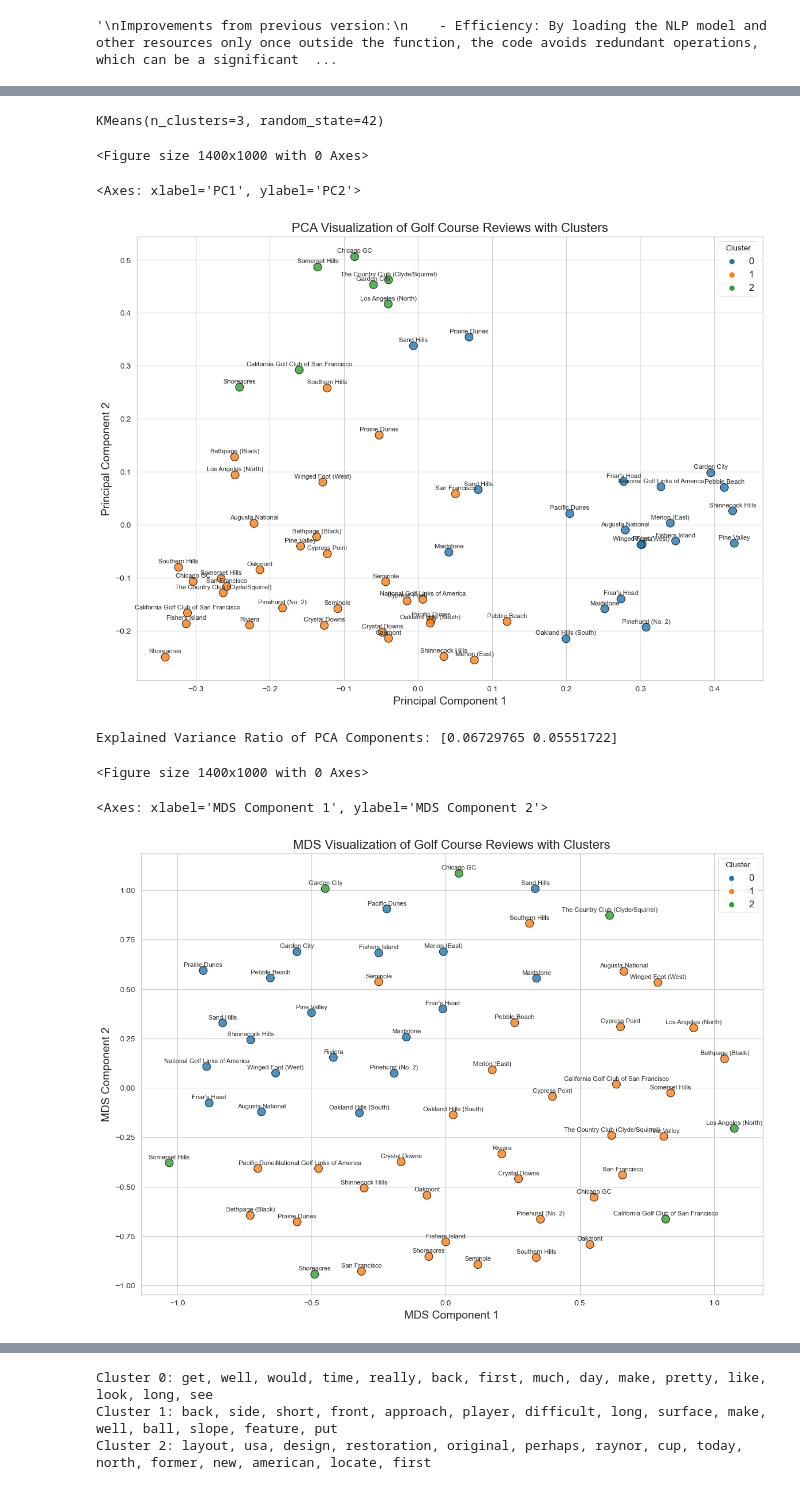
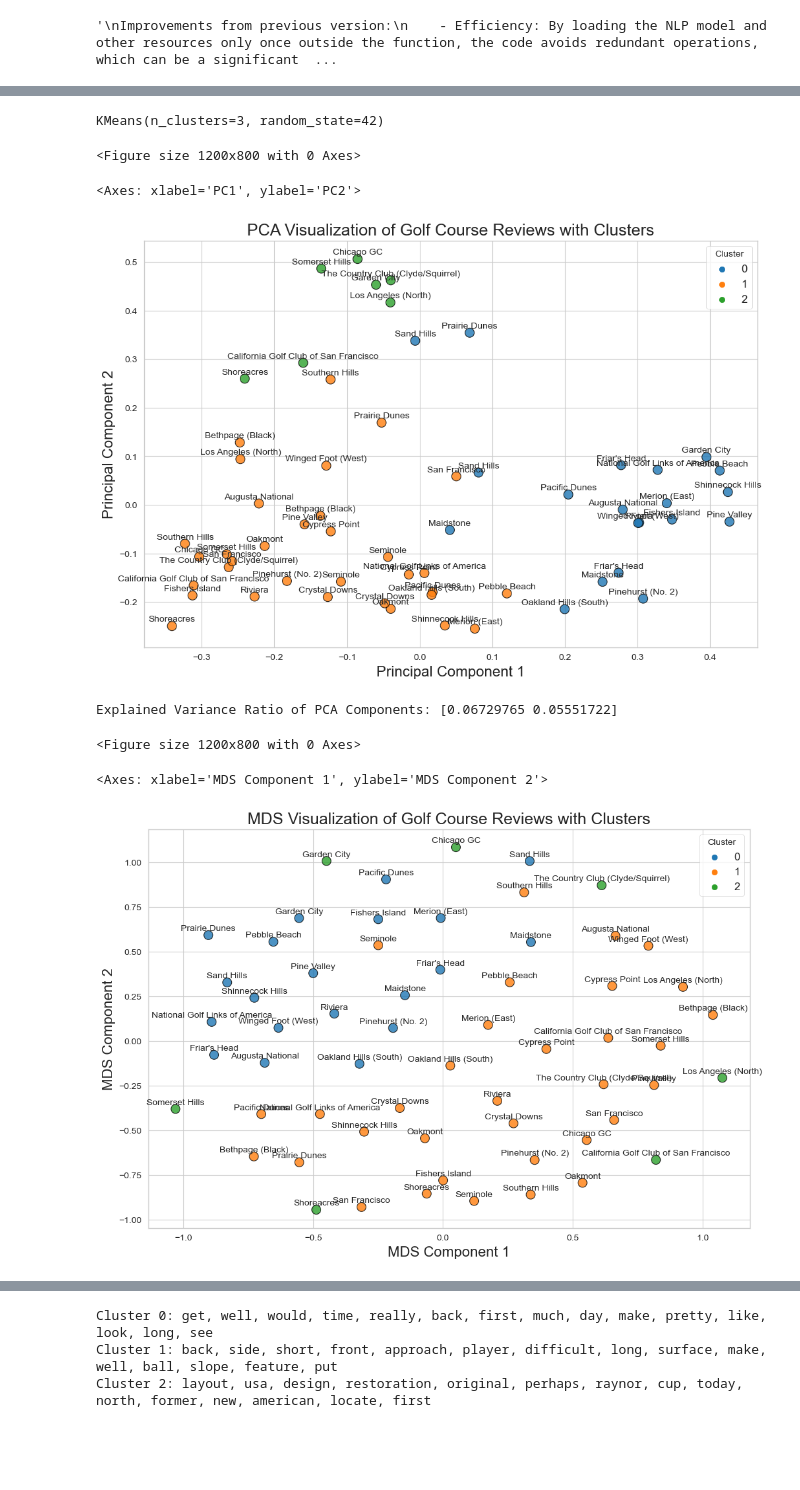
Before and after one commit to stefanjenss/Natural_Language_Processing, a Jupyter notebook: MSDS_453_Term_Project/V3.5_top_courses_NLP_code_(course_name_removed).ipynb, the cells around one changed output, grey strips where cells are left out. Drawn from its saved outputs; the diff is of its cells as text; code cells hidden in the pictures; blank space fills up the shorter version.

Commit message:
Image download for report write up and fine tuning of images.

```diff
--- a/MSDS_453_Term_Project/V3.5_top_courses_NLP_code_(course_name_removed).ipynb
+++ b/MSDS_453_Term_Project/V3.5_top_courses_NLP_code_(course_name_removed).ipynb
@@ -368,19 +374,19 @@ pca_df = pd.DataFrame(pca_results, columns=['PC1', 'PC2'], index=golf_course_rev
 pca_df['Cluster'] = cluster_labels
 
 # Plot the PCA results with the cluster labels
-plt.figure(figsize=(14, 10))
+plt.figure(figsize=(12, 8))
 palette = sns.color_palette("husl", len(pca_df['Cluster'].unique()))    # Define a color palette for the clusters
 sns.scatterplot(data=pca_df, x='PC1', y='PC2', hue='Cluster', palette='tab10', s=100, alpha=0.8, edgecolor='k')
-_ = plt.title('PCA Visualization of Golf Course Reviews with Clusters', fontsize=16)
-_ = plt.xlabel('Principal Component 1', fontsize=14)
-_ = plt.ylabel('Principal Component 2', fontsize=14)
+_ = plt.title('PCA Visualization of Golf Course Reviews with Clusters', fontsize=18)
+_ = plt.xlabel('Principal Component 1', fontsize=16)
+_ = plt.ylabel('Principal Component 2', fontsize=16)
 _ = plt.legend(title='Cluster', fontsize=12)
 plt.grid(True)
 # Add the golf course names as annotations to the plot
 for i, txt in enumerate(golf_course_review['course_name']):
-    _ = plt.annotate(txt, (pca_df.iloc[i]['PC1'], pca_df.iloc[i]['PC2']), textcoords="offset points", xytext=(0, 5), ha='center', fontsize=8)
+    _ = plt.annotate(txt, (pca_df.iloc[i]['PC1'], pca_df.iloc[i]['PC2']), textcoords="offset points", xytext=(0, 5), ha='center', fontsize=10)
 # Save the figure with a high resolution
-# plt.savefig('tfidf_pca_visualization.png', dpi=300)
+plt.savefig('tfidf_pca_visualization.png', dpi=450)
 plt.show()
 
 # Print the explained variance ratio of the PCA components
@@ -397,53 +403,53 @@ mds_df = pd.DataFrame(mds_results, columns=['MDS Component 1', 'MDS Component 2'
 mds_df['Cluster'] = cluster_labels
 
 # Plot the MDS results with the cluster labels
-plt.figure(figsize=(14, 10))
+plt.figure(figsize=(12, 8))
 palette = sns.color_palette("husl", len(mds_df['Cluster'].unique()))    # Define a color palette for the clusters
 sns.scatterplot(data=mds_df, x='MDS Component 1', y='MDS Component 2', hue='Cluster', palette='tab10', s=100, alpha=0.8, edgecolor='k')
-_ = plt.title('MDS Visualization of Golf Course Reviews with Clusters', fontsize=16)
-_ = plt.xlabel('MDS Component 1', fontsize=14)
-_ = plt.ylabel('MDS Component 2', fontsize=14)
+_ = plt.title('MDS Visualization of Golf Course Reviews with Clusters', fontsize=18)
+_ = plt.xlabel('MDS Component 1', fontsize=16)
+_ = plt.ylabel('MDS Component 2', fontsize=16)
 _ = plt.legend(title='Cluster', fontsize=12)
 plt.grid(True)
 # Add the golf course names as annotations to the plot
 for i, txt in enumerate(golf_course_review['course_name']):
-    _ = plt.annotate(txt, (mds_df.iloc[i]['MDS Component 1'], mds_df.iloc[i]['MDS Component 2']), textcoords="offset points", xytext=(0, 5), ha='center', fontsize=8)
+    _ = plt.annotate(txt, (mds_df.iloc[i]['MDS Component 1'], mds_df.iloc[i]['MDS Component 2']), textcoords="offset points", xytext=(0, 5), ha='center', fontsize=10)
 # Save the figure with a high resolution
-# plt.savefig('tfidf_mds_visualization.png', dpi=300)
+plt.savefig('tfidf_mds_visualization.png', dpi=450)
 plt.show()
 
 ## 3.2.3 Perform t-SNE on the TF-IDF Vectors for Visualization ##
 from sklearn.manifold import TSNE
 
 # Perform t-SNE on the TF-IDF matrix to reduce the dimensions for visualization
 tsne = TSNE(n_components=2, random_state=42)
 tsne_results = tsne.fit_transform(tfidf_matrix.toarray())
 
 # Create a DataFrame with the t-SNE results and cluster labels
 tsne_df = pd.DataFrame(tsne_results, columns=['t-SNE Component 1', 't-SNE Component 2'], index=golf_course_review['review_id'])
 tsne_df['Cluster'] = cluster_labels
 
 # Plot the t-SNE results with the cluster labels
-plt.figure(figsize=(14, 10))
+plt.figure(figsize=(12, 8))
 palette = sns.color_palette("husl", len(tsne_df['Cluster'].unique()))    # Define a color palette for the clusters
 sns.scatterplot(data=tsne_df, x='t-SNE Component 1', y='t-SNE Component 2', hue='Cluster', palette='tab10', s=100, alpha=0.8, edgecolor='k')
-_ = plt.title('t-SNE Visualization of Golf Course Reviews with Clusters', fontsize=16)
-_ = plt.xlabel('t-SNE Component 1', fontsize=14)
-_ = plt.ylabel('t-SNE Component 2', fontsize=14)
+_ = plt.title('t-SNE Visualization of Golf Course Reviews with Clusters', fontsize=18)
+_ = plt.xlabel('t-SNE Component 1', fontsize=16)
+_ = plt.ylabel('t-SNE Component 2', fontsize=16)
 _ = plt.legend(title='Cluster', fontsize=12)
 plt.grid(True)
 # Add the golf course names as annotations to the plot
 for i, txt in enumerate(golf_course_review['course_name']):
-    _ = plt.annotate(txt, (tsne_df.iloc[i]['t-SNE Component 1'], tsne_df.iloc[i]['t-SNE Component 2']), textcoords="offset points", xytext=(0, 5), ha='center', fontsize=8)
+    _ = plt.annotate(txt, (tsne_df.iloc[i]['t-SNE Component 1'], tsne_df.iloc[i]['t-SNE Component 2']), textcoords="offset points", xytext=(0, 5), ha='center', fontsize=10)
 # Save the figure with a high resolution
-# plt.savefig('tfidf_tsne_visualization.png', dpi=300)
+plt.savefig('tfidf_tsne_visualization.png', dpi=450)
 plt.show()
 # %% [output]
 KMeans(n_clusters=3, random_state=42)
-<Figure size 1400x1000 with 0 Axes>
+<Figure size 1200x800 with 0 Axes>
 <Axes: xlabel='PC1', ylabel='PC2'>
-[figure, old version]
+[figure, new version]
 Explained Variance Ratio of PCA Components: [0.06729765 0.05551722]
-<Figure size 1400x1000 with 0 Axes>
+<Figure size 1200x800 with 0 Axes>
 <Axes: xlabel='MDS Component 1', ylabel='MDS Component 2'>
-[figure, old version]
+[figure, new version]
```
Also changed, not shown: parts of 6 cells of this notebook, 6 other files.
